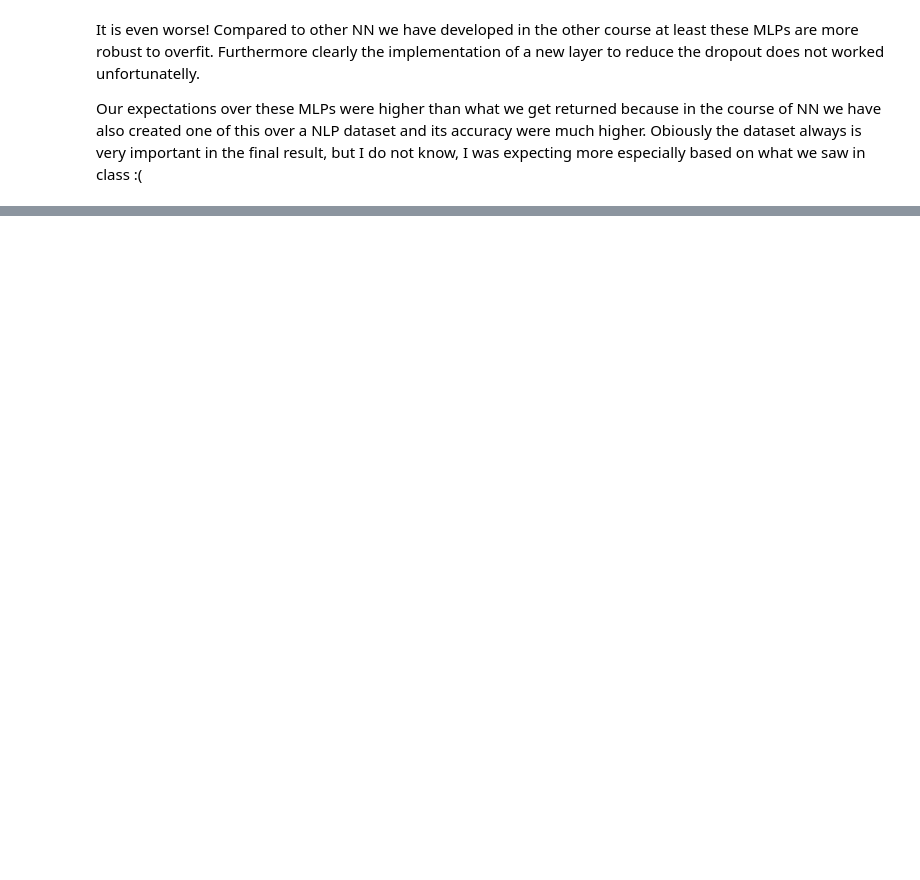
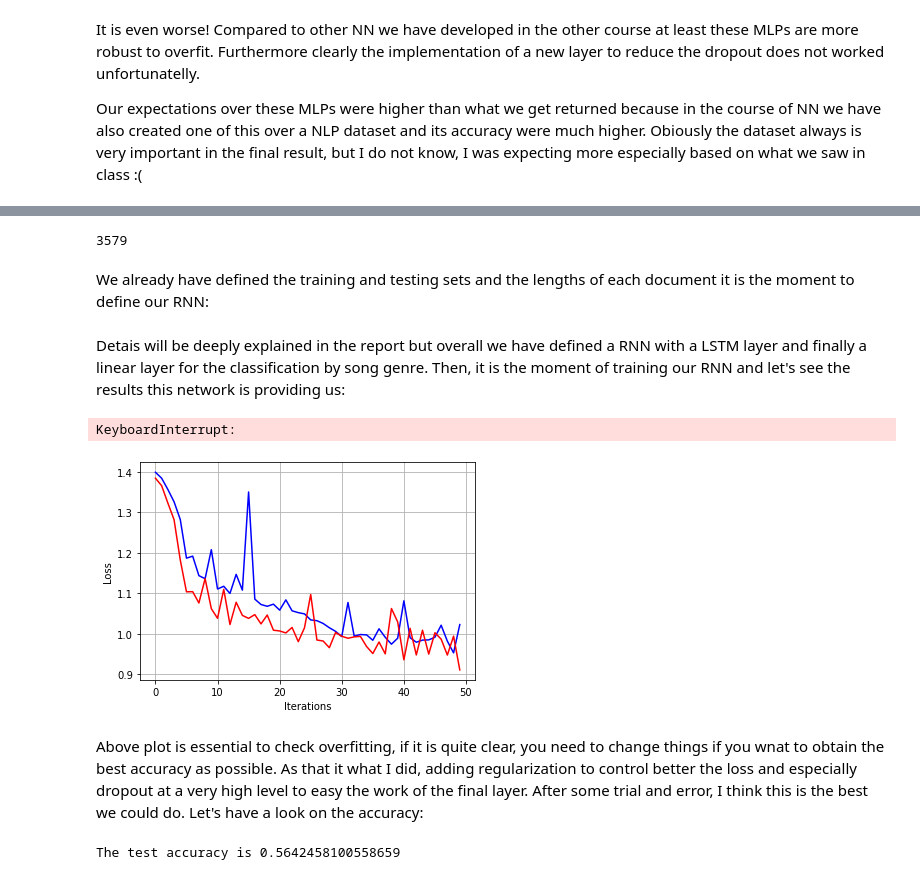
Before and after one commit to MigueXl/Musical_Genre_Classification, a Jupyter notebook: FInal_Project_Notebook.ipynb, the cells around one changed output, grey strips where cells are left out. Cells and saved outputs as stored; diff of their text form; code cells hidden in the pictures; blank space fills up the shorter version.

Commit message:
RNN created but still can be trained harder

```diff
--- a/FInal_Project_Notebook.ipynb
+++ b/FInal_Project_Notebook.ipynb
@@ -2052,0 +2089,4 @@ Our expectations over these MLPs were higher than what we get returned because i
+# %%
+docsEmb = np.array([[fastTextPre[w] for w in doc] for doc in rnn_corpus])
+
+docsEmb.shape
@@ -2052,0 +2099,13 @@ Our expectations over these MLPs were higher than what we get returned because i
+# %%
+Y = df.iloc[rnn_corpus_u500_idx]['type'].values
+
+# Discretize 'string' variables using sklearn
+encoder = LabelEncoder()
+Y = encoder.fit_transform(Y)
+
+idx_data = np.arange(0,len(rnn_corpus),1) #Our corpus indices
+
+# Train and Test
+idx_train, idx_test, y_train, y_test = train_test_split(idx_data, Y, test_size=0.3, random_state=33)
+# Validation Set from Training Set
+idx_train, idx_val, y_train, y_val = train_test_split(idx_train, y_train, test_size=0.3, random_state=33)
@@ -2052,0 +2114,16 @@ Our expectations over these MLPs were higher than what we get returned because i
+# %%
+#Train
+x_train = docsEmb[idx_train]
+len_train = np.array(lengths_corpus)[idx_train]
+#Test
+x_test = docsEmb[idx_test]
+len_test = np.array(lengths_corpus)[idx_test]
+#Validation
+x_val = docsEmb[idx_val]
+len_val = np.array(lengths_corpus)[idx_val]
+
+print(len(len_train) + len(x_test) + len(x_val))
+# %% [output]
+3579
+# %% [markdown]
+We already have defined the training and testing sets and the lengths of each document it is the moment to define our RNN:
@@ -2052,0 +2235,27 @@ Our expectations over these MLPs were higher than what we get returned because i
+# %% [markdown]
+Detais will be deeply explained in the report but overall we have defined a RNN with a LSTM layer and finally a linear layer for the classification by song genre. Then, it is the moment of training our RNN and let's see the results this network is providing us:
+# %%
+my_RNN = RNN_train(input_size = 300, output_size = 4, hidden_dim = 20, n_layers = 2,
+                   drop = 0.7)
+
+my_RNN.fit(x_train,x_val,y_train,y_val,len_train, len_val, epochs = 100) #25
+# %% [output]
+KeyboardInterrupt:
+# %%
+plt.plot(my_RNN.loss_during_training,label='Training Cross Entropy Loss', color = 'blue')
+plt.plot(my_RNN.valid_loss_during_training,label='validation Cross Entropy Loss', color = 'red')
+plt.xlabel('Iterations')
+plt.ylabel('Loss')
+plt.grid()
+# %% [output]
+[figure, added]
+# %% [markdown]
+Above plot is essential to check overfitting, if it is quite clear, you need to change things if you wnat to obtain the best accuracy as possible. As that it what I did, adding regularization to control better the loss and especially dropout at a very high level to easy the work of the final layer. After some trial and error, I think this is the best we could do. Let's have a look on the accuracy:
+# %%
+logprobs,acc = my_RNN.score(x_test, len_test, y_test)
+
+probs = np.exp(logprobs)
+
+print(f"The test accuracy is {acc}")
+# %% [output]
+The test accuracy is 0.5642458100558659
```
Also changed, not shown: parts of 21 cells of this notebook.
